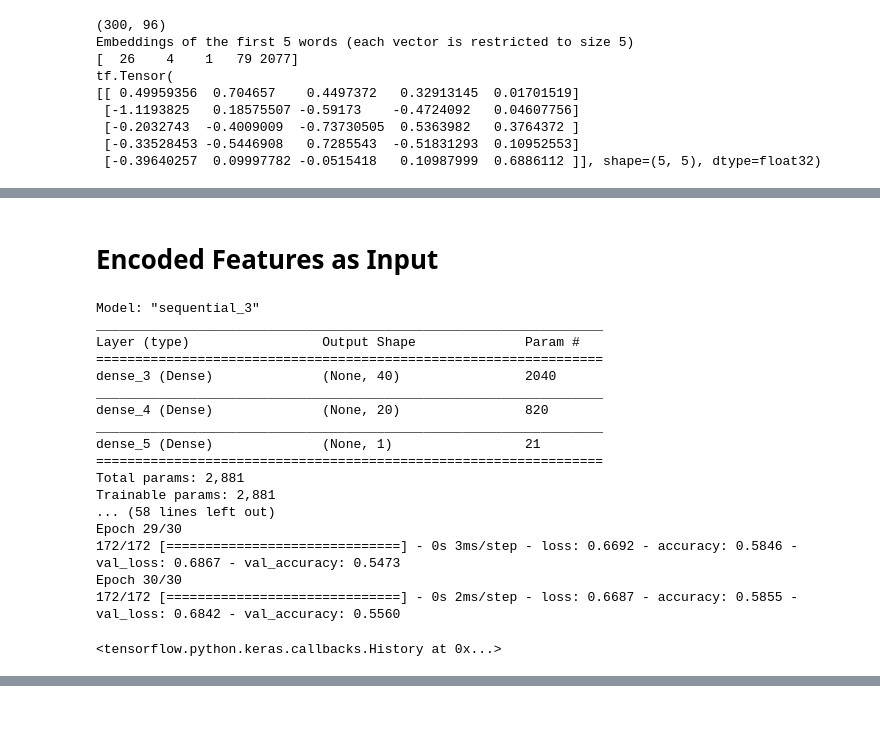
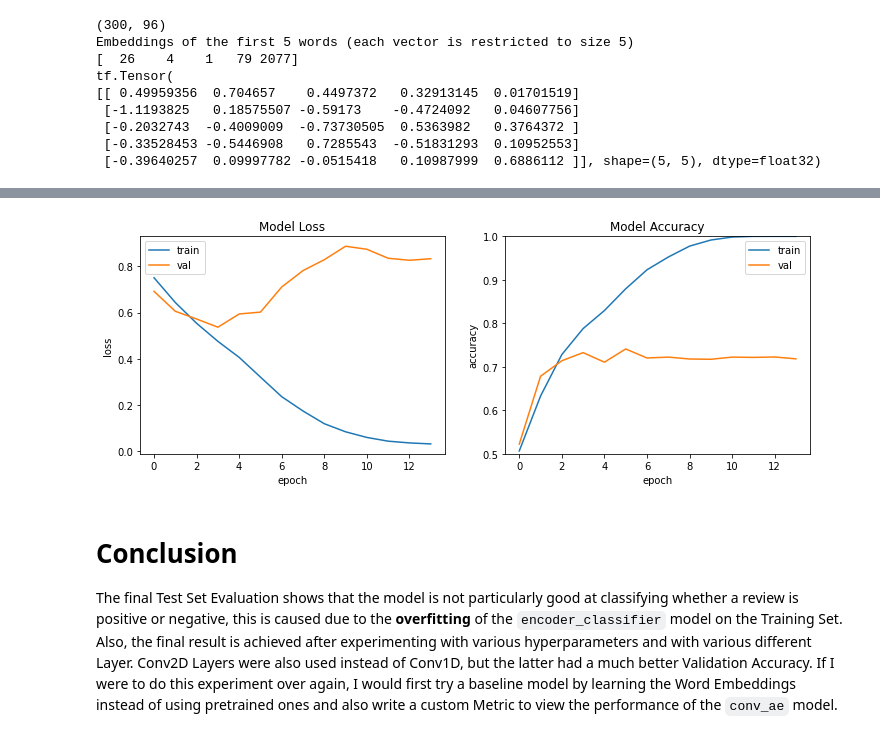
Before and after one commit to RolandSherwin/MultiplePooling-and-AutoencoderClassifierHybrid, a Jupyter notebook: 02-autoencoder-classifier-hybrid.ipynb, the cells around one changed output, grey strips where cells are left out. Drawn from its saved outputs; the diff is of its cells as text; code cells hidden in the pictures.

```diff
--- a/02-autoencoder-classifier-hybrid.ipynb
+++ b/02-autoencoder-classifier-hybrid.ipynb
@@ -271,7 +281,7 @@ Non-trainable params: 448
 _________________________________________________________________
 # %%
-early_stopping = keras.callbacks.EarlyStopping(monitor="val_accuracy", patience=3, verbose=1, restore_best_weights=True)
+early_stopping = keras.callbacks.EarlyStopping(monitor="val_accuracy", patience=8, verbose=1, restore_best_weights=True)
 encoder_classifier.compile(optimizer='adam', loss='binary_crossentropy', metrics='accuracy')
-encoder_classifier.fit(x=train_ae, y=tf.convert_to_tensor(train_y), epochs=30, batch_size=256, validation_data=(val_ae, tf.convert_to_tensor(val_y)))
+encoder_classifier_history = encoder_classifier.fit(x=train_ae, y=tf.convert_to_tensor(train_y), epochs=30, batch_size=256, validation_data=(val_ae, tf.convert_to_tensor(val_y)), callbacks=[early_stopping])
 # %% [output]
 Epoch 1/30
@@ -295,32 +304,8 @@ Epoch 30/30
-# %% [markdown]
-# Encoded Features as Input
-# %%
-train_new = conv_encoder.predict(train_ae)
-val_new = conv_encoder.predict(val_ae)
-classifier = keras.models.Sequential([
-    keras.layers.Dense(40, activation='relu', input_shape=[50]),
-    keras.layers.Dense(20, activation='relu'),
-    keras.layers.Dense(1, activation='sigmoid')
-])
-classifier.summary()
-classifier.compile(optimizer='adam', loss='binary_crossentropy', metrics='accuracy')
-classifier.fit(x=train_new, y=tf.convert_to_tensor(train_y), epochs=30, batch_size=256, validation_data=(val_new, tf.convert_to_tensor(val_y)))
-# %% [output]
-Model: "sequential_3"
-_________________________________________________________________
-Layer (type)                 Output Shape              Param #
-=================================================================
-dense_3 (Dense)              (None, 40)                2040
-_________________________________________________________________
-dense_4 (Dense)              (None, 20)                820
-_________________________________________________________________
-dense_5 (Dense)              (None, 1)                 21
-=================================================================
-Total params: 2,881
-Trainable params: 2,881
-... (58 lines left out)
-Epoch 29/30
-172/172 [==============================] - 0s 3ms/step - loss: 0.6692 - accuracy: 0.5846 - val_loss: 0.6867 - val_accuracy: 0.5473
-Epoch 30/30
-172/172 [==============================] - 0s 2ms/step - loss: 0.6687 - accuracy: 0.5855 - val_loss: 0.6842 - val_accuracy: 0.5560
-<tensorflow.python.keras.callbacks.History at 0x...>
+# %%
+print(f"Test Set metrics and Training History:")
+encoder_classifier.evaluate(x=test_ae, y=tf.convert_to_tensor(test_y))
+np.save("./models/encoder_classifier.npy", encoder_classifier_history.history)
+# encoder_classifier_history = np.load("./models/encoder_classifier.npy", allow_pickle='TRUE').item()
+encoder_classifier_plot = HistoryPlotter(history=encoder_classifier_history.history, accuracy_line=None, max_y_lim=[0.5, 1])
+encoder_classifier_plot.all(row_col=[1,0])
+# %% [output]
@@ -326,0 +314,4 @@ Epoch 30/30
+[figure, added]
+# %% [markdown]
+# Conclusion
+The final Test Set Evaluation shows that the model is not particularly good at classifying whether a review is positive or negative, this is caused due to the **overfitting** of the `encoder_classifier` model on the Training Set. Also, the final result is achieved after experimenting with various hyperparameters and with various different Layer. Conv2D Layers were also used instead of Conv1D, but the latter had a much better Validation Accuracy. If I were to do this experiment over again, I would first try a baseline model by learning the Word Embeddings instead of using pretrained ones and also write a custom Metric to view the performance of the `conv_ae` model.
```
Also changed, not shown: parts of 22 cells of this notebook, 2 other files.
